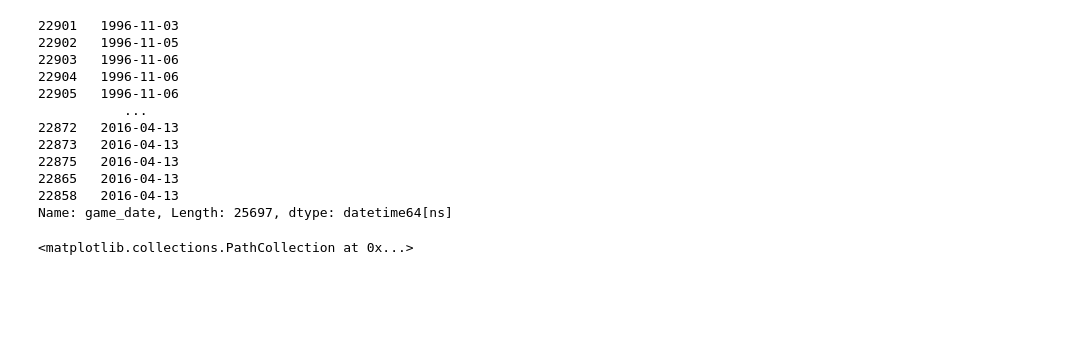
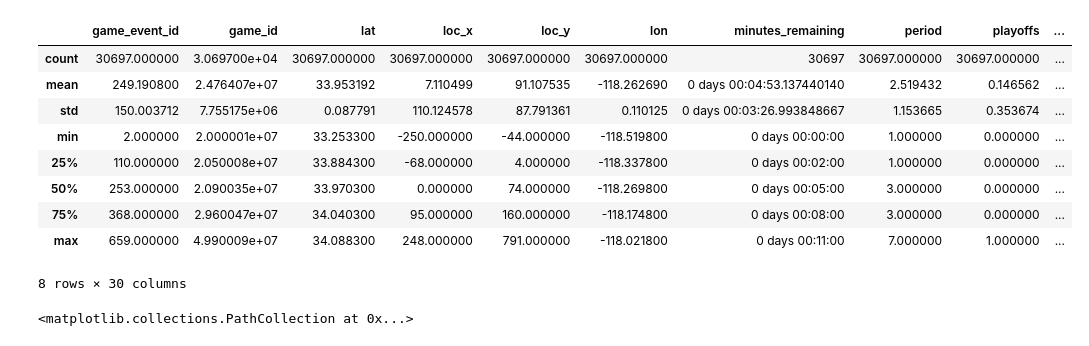
Before and after one commit to lumalav/CAP5610FinalProject, a Jupyter notebook: Project/analysis.ipynb, the cells around one changed output. Cells and saved outputs as stored; diff of their text form; code cells hidden in the pictures; blank space fills up the shorter version.

```diff
--- a/Project/analysis.ipynb
+++ b/Project/analysis.ipynb
@@ -43,46 +46,51 @@ og_data['time_remaining_label2']=og_data['time_remaining_label'].astype('categor
 
 og_data["game_date"] = pd.to_datetime(og_data["game_date"])
 og_data = og_data.sort_values(by="game_date")
+# Handle dates
+og_data["game_year"] = og_data["game_date"].dt.year
+og_data["game_month"] = og_data["game_date"].dt.month
+og_data["game_day"] = og_data["game_date"].dt.day
 
 #use only if data needs to be regenerated
 # utils.engineer_features_and_write_file(og_data)
 
 #there are 5000 shot_made_flag null values, that's our test data, the rest is training data
 test = og_data.loc[og_data['shot_made_flag'].isnull()]
 data = og_data.loc[og_data['shot_made_flag'].notnull()]
 
 feature_switch = {
     'distance_traveled': 1,
     'right_of_net': 1,
     'shot_distance': 1,
     'period': 1,
     'home_game': 1,
     'shot_zone_area2': 1,
     'playoffs': 1,
     'time_remaining_label2': 1,
     'efficiency_normalized': 1,
     'action_type2': 1,
     'combined_shot_type2': 1,
     'opponent2': 1,
+    'game_year': 1,
+    'game_month': 1,
+    'game_day': 1,
+    'angle': 1
 }
 
 chosen_features = [key for key, value in feature_switch.items() if value == 1]
 
 og_data.describe()
-print(data["game_date"])
 # %% [output]
+|  | game_event_id | game_id | lat | loc_x | loc_y | lon | minutes_remaining | period | playoffs | ... |
+| count | 30697.000000 | 3.069700e+04 | 30697.000000 | 30697.000000 | 30697.000000 | 30697.000000 | 30697 | 30697.000000 | 30697.000000 | ... |
+| mean | 249.190800 | 2.476407e+07 | 33.953192 | 7.110499 | 91.107535 | -118.262690 | 0 days 00:04:53.137440140 | 2.519432 | 0.146562 | ... |
+| std | 150.003712 | 7.755175e+06 | 0.087791 | 110.124578 | 87.791361 | 0.110125 | 0 days 00:03:26.993848667 | 1.153665 | 0.353674 | ... |
+| min | 2.000000 | 2.000001e+07 | 33.253300 | -250.000000 | -44.000000 | -118.519800 | 0 days 00:00:00 | 1.000000 | 0.000000 | ... |
+| 25% | 110.000000 | 2.050008e+07 | 33.884300 | -68.000000 | 4.000000 | -118.337800 | 0 days 00:02:00 | 1.000000 | 0.000000 | ... |
+| 50% | 253.000000 | 2.090035e+07 | 33.970300 | 0.000000 | 74.000000 | -118.269800 | 0 days 00:05:00 | 3.000000 | 0.000000 | ... |
+| 75% | 368.000000 | 2.960047e+07 | 34.040300 | 95.000000 | 160.000000 | -118.174800 | 0 days 00:08:00 | 3.000000 | 0.000000 | ... |
+| max | 659.000000 | 4.990009e+07 | 34.088300 | 248.000000 | 791.000000 | -118.021800 | 0 days 00:11:00 | 7.000000 | 1.000000 | ... |
-22901   1996-11-03
-22902   1996-11-05
-22903   1996-11-06
-22904   1996-11-06
-22905   1996-11-06
-           ...
-22872   2016-04-13
-22873   2016-04-13
-22875   2016-04-13
-22865   2016-04-13
-22858   2016-04-13
-Name: game_date, Length: 25697, dtype: datetime64[ns]
+8 rows × 30 columns
 # %%
 #plot out accuracy per year
 
```
Also changed, not shown: parts of 17 cells of this notebook, 2 other files.
